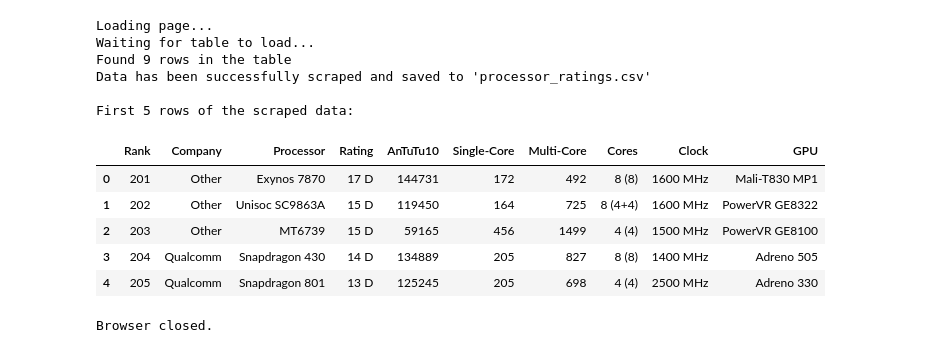
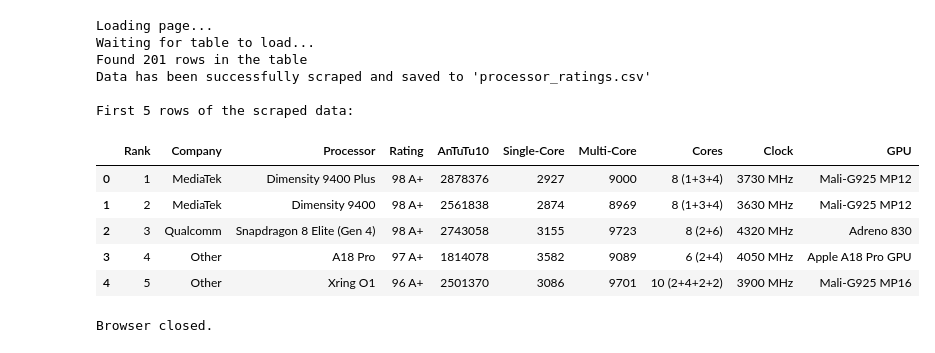
Before and after one commit to Kazi-Mahmudul/product-recommender-ai, a Jupyter notebook: data_cleaning/processor_ranking.ipynb, the cells around one changed output. Drawn from its saved outputs; the diff is of its cells as text; code cells hidden in the pictures.

```diff
--- a/data_cleaning/processor_ranking.ipynb
+++ b/data_cleaning/processor_ranking.ipynb
@@ -24,7 +24,7 @@ chrome_options.add_argument('--user-agent=Mozilla/5.0 (Windows NT 10.0; Win64; x
 driver = webdriver.Chrome(service=Service(ChromeDriverManager().install()), options=chrome_options)
 
 # URL to scrape
-url = "https://nanoreview.net/en/soc-list/rating?page=2"
+url = "https://nanoreview.net/en/soc-list/rating?page=1"
 
 try:
     # Open the URL
@@ -77,38 +77,38 @@ try:
     df['AnTuTu10'] = df['AnTuTu10'].str.replace(',', '').astype(int, errors='ignore')
 
     # Split Geekbench scores
     df[['Single-Core', 'Multi-Core']] = df['Geekbench6'].str.extract(r'(\d+)\s*/\s*(\d+)')
     df = df.drop('Geekbench6', axis=1)
 
     # Reorder columns
     df = df[['Rank', 'Company', 'Processor', 'Rating', 'AnTuTu10', 'Single-Core', 'Multi-Core', 'Cores', 'Clock', 'GPU']]
 
     # Save to CSV
-    df.to_csv('processor_ratings2.csv', index=False)
+    df.to_csv('processor_ratings.csv', index=False)
     print("Data has been successfully scraped and saved to 'processor_ratings.csv'")
 
     # Display first few rows
     print("\nFirst 5 rows of the scraped data:")
     display(df.head())
 
 except Exception as e:
     print(f"An error occurred: {str(e)}")
 
 finally:
     # Close the browser
     driver.quit()
     print("\nBrowser closed.")
 # %% [output]
 Loading page...
 Waiting for table to load...
-Found 9 rows in the table
+Found 201 rows in the table
 Data has been successfully scraped and saved to 'processor_ratings.csv'
 
 First 5 rows of the scraped data:
 |  | Rank | Company | Processor | Rating | AnTuTu10 | Single-Core | Multi-Core | Cores | Clock | GPU |
-| 0 | 201 | Other | Exynos 7870 | 17 D | 144731 | 172 | 492 | 8 (8) | 1600 MHz | Mali-T830 MP1 |
-| 1 | 202 | Other | Unisoc SC9863A | 15 D | 119450 | 164 | 725 | 8 (4+4) | 1600 MHz | PowerVR GE8322 |
-| 2 | 203 | Other | MT6739 | 15 D | 59165 | 456 | 1499 | 4 (4) | 1500 MHz | PowerVR GE8100 |
-| 3 | 204 | Qualcomm | Snapdragon 430 | 14 D | 134889 | 205 | 827 | 8 (8) | 1400 MHz | Adreno 505 |
-| 4 | 205 | Qualcomm | Snapdragon 801 | 13 D | 125245 | 205 | 698 | 4 (4) | 2500 MHz | Adreno 330 |
+| 0 | 1 | MediaTek | Dimensity 9400 Plus | 98 A+ | 2878376 | 2927 | 9000 | 8 (1+3+4) | 3730 MHz | Mali-G925 MP12 |
+| 1 | 2 | MediaTek | Dimensity 9400 | 98 A+ | 2561838 | 2874 | 8969 | 8 (1+3+4) | 3630 MHz | Mali-G925 MP12 |
+| 2 | 3 | Qualcomm | Snapdragon 8 Elite (Gen 4) | 98 A+ | 2743058 | 3155 | 9723 | 8 (2+6) | 4320 MHz | Adreno 830 |
+| 3 | 4 | Other | A18 Pro | 97 A+ | 1814078 | 3582 | 9089 | 6 (2+4) | 4050 MHz | Apple A18 Pro GPU |
+| 4 | 5 | Other | Xring O1 | 96 A+ | 2501370 | 3086 | 9701 | 10 (2+4+2+2) | 3900 MHz | Mali-G925 MP16 |
 Browser closed.
```
Also changed, not shown: 10 other files.
